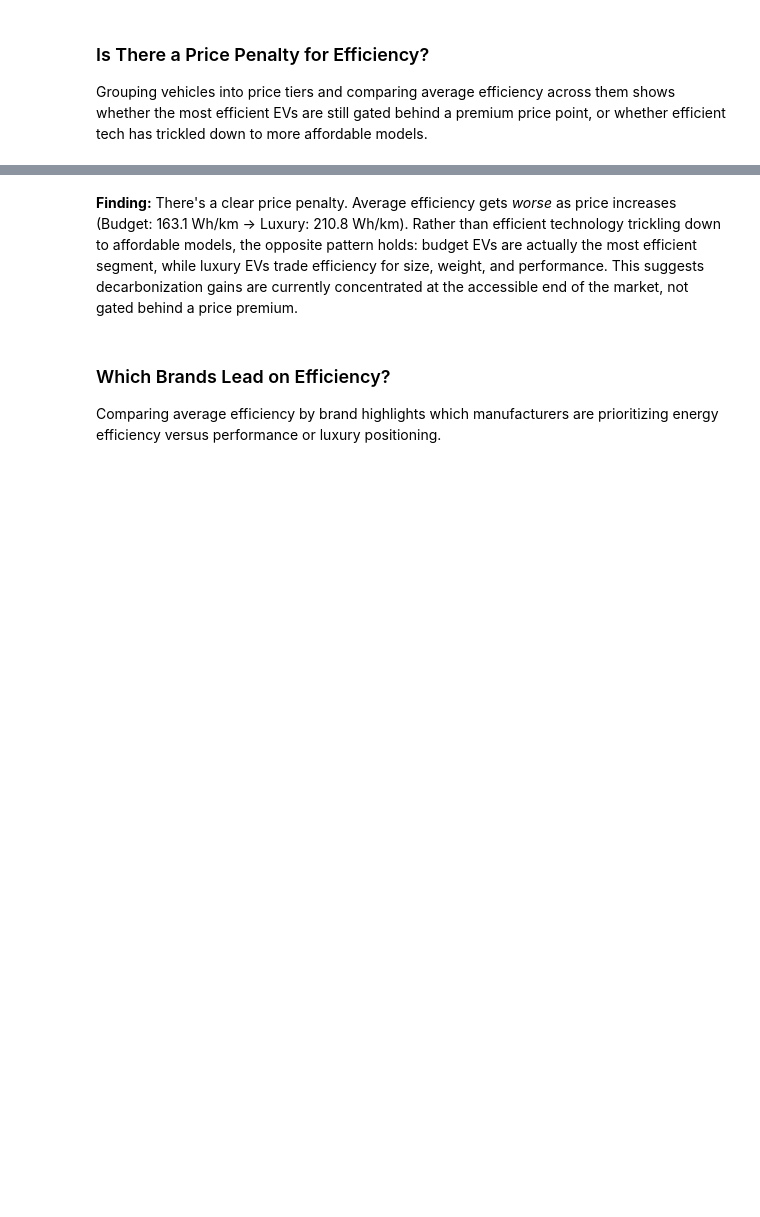
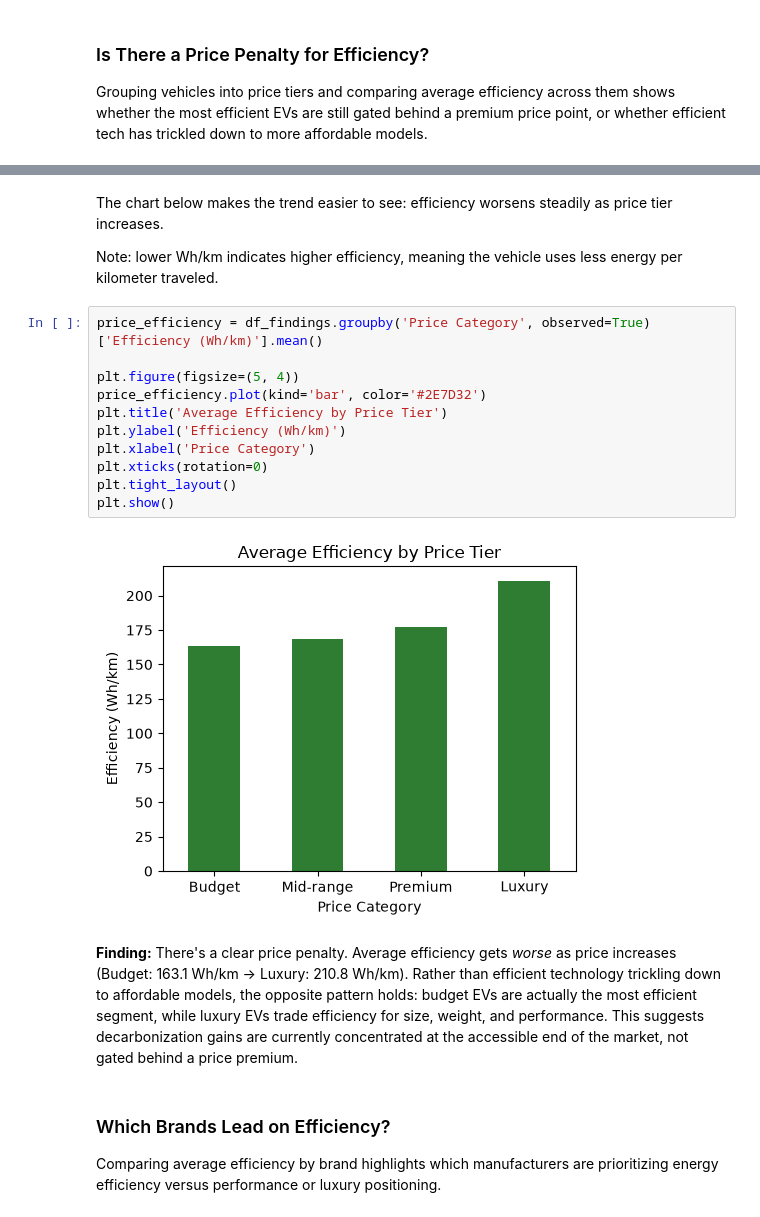
Before and after one commit to nardanov04/ev-market-decarbonization-analysis, a Jupyter notebook: ev_market_decarbonization_analysis_extract_transform.ipynb, the cells around one changed output, grey strips where cells are left out. Drawn from its saved outputs; the diff is of its cells as text; blank space fills up the shorter version.

```diff
--- a/ev_market_decarbonization_analysis_extract_transform.ipynb
+++ b/ev_market_decarbonization_analysis_extract_transform.ipynb
@@ -300,5 +304,22 @@ Premium      178.190476
 Luxury       210.750000
 Name: Efficiency (Wh/km), dtype: float64
+# %% [markdown]
+The chart below makes the trend easier to see: efficiency worsens steadily as price tier increases.
+
+Note: lower Wh/km indicates higher efficiency, meaning the vehicle uses less energy per kilometer traveled.
+# %%
+price_efficiency = df_findings.groupby('Price Category', observed=True)['Efficiency (Wh/km)'].mean()
+
+plt.figure(figsize=(5, 4))
+price_efficiency.plot(kind='bar', color='#2E7D32')
+plt.title('Average Efficiency by Price Tier')
+plt.ylabel('Efficiency (Wh/km)')
+plt.xlabel('Price Category')
+plt.xticks(rotation=0)
+plt.tight_layout()
+plt.show()
+# %% [output]
+[figure, added]
 # %% [markdown]
 **Finding:** There's a clear price penalty. Average efficiency gets *worse* as price increases (Budget: 163.1 Wh/km → Luxury: 210.8 Wh/km). Rather than efficient technology trickling down to affordable models, the opposite pattern holds: budget EVs are actually the most efficient segment, while luxury EVs trade efficiency for size, weight, and performance. This suggests decarbonization gains are currently concentrated at the accessible end of the market, not gated behind a price premium.
 # %% [markdown]
```
Also changed, not shown: parts of 15 cells of this notebook, 2 other files.
